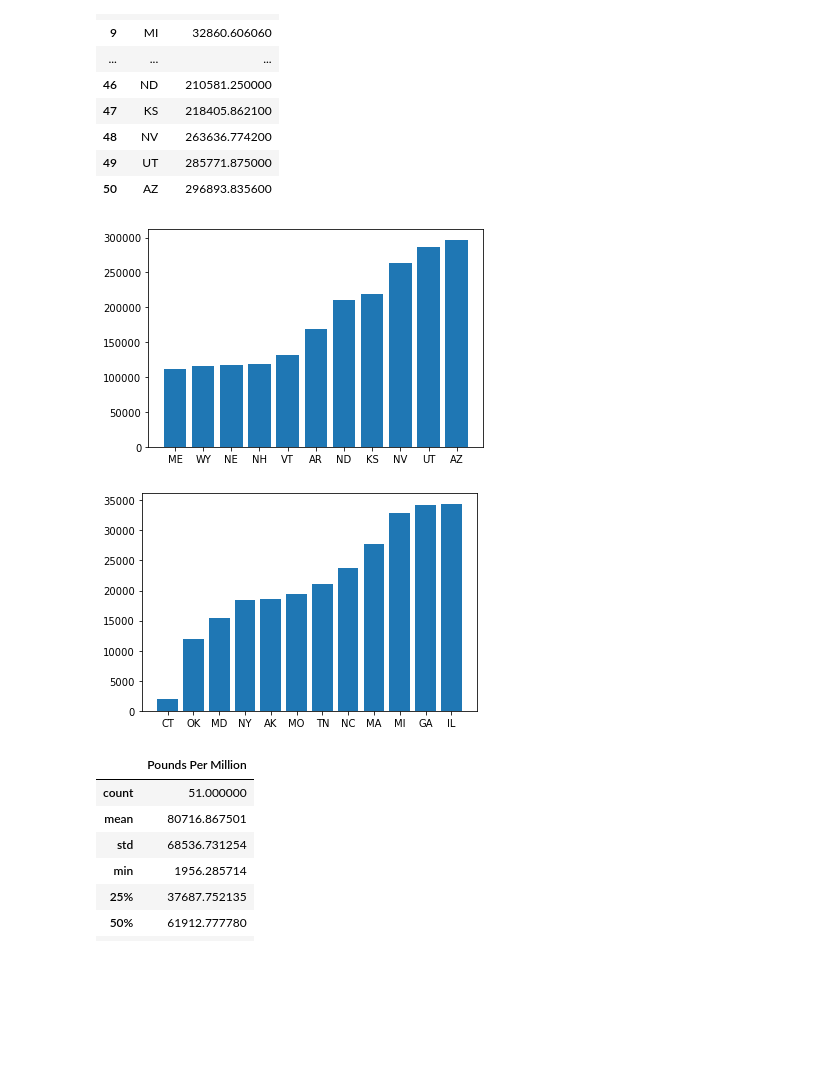
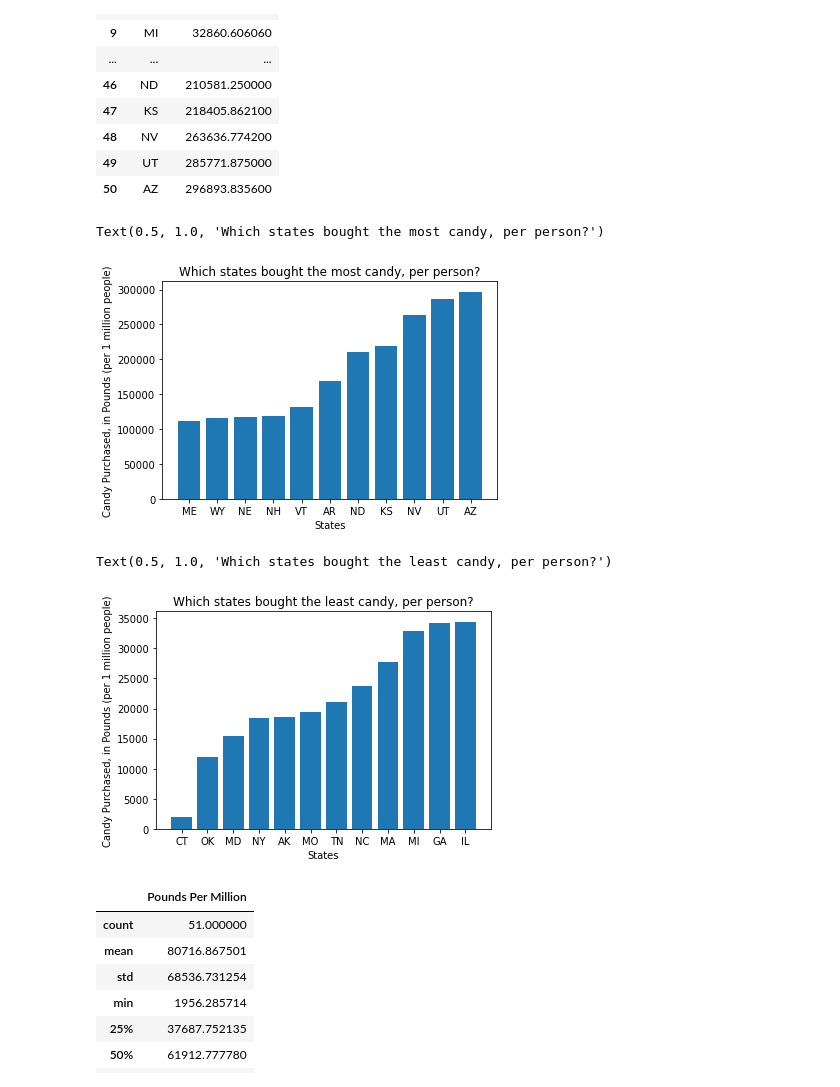
Before and after one commit to slobanwala1/candyology, a Jupyter notebook: candy data.ipynb, the cells around one changed output. Drawn from its saved outputs; the diff is of its cells as text; code cells hidden in the pictures; blank space fills up the shorter version.

```diff
--- a/candy data.ipynb
+++ b/candy data.ipynb
@@ -138,24 +140,31 @@ topState = poundsPerState[40:51]
 # %%
 plt.bar(topState['State'], topState['Pounds Per Million'])
 plt.savefig("PoundsPerState.png")
-
+plt.xlabel("States")
+plt.ylabel("Candy Purchased, in Pounds (per 1 million people)")
+plt.title("Which states bought the most candy, per person?")
 #Here's a bar graph of the state's purchasing the most candy.
 #People in Arizona and Utah purchase almost three times as much candy as people in Maine, which is number 10 in the top purchaing states list.
 #Nevada is up there, too, with about 2.5 times as much candy as Maine.
 #One could come to the conclusion, then, that the southwestern mountain states purchase the most candy.
 #Southwestern mountain state = AZ, UT and NV.
 # %% [output]
+Text(0.5, 1.0, 'Which states bought the most candy, per person?')
-[figure, old version]
+[figure, new version]
 # %%
 bottomState = poundsPerState[0:12]
 plt.bar(bottomState['State'], bottomState['Pounds Per Million'])
 plt.savefig("BottomPoundsPerState.png")
+plt.xlabel("States")
+plt.ylabel("Candy Purchased, in Pounds (per 1 million people)")
+plt.title("Which states bought the least candy, per person?")
 
 #The states purchasing the least candy, in pounds, per person, is Connecticut.
 #Also at the bottom of this list is Oklahoma, Maryland and New York.
 #As you can see, Il is 12th from the bottom.
 # %% [output]
+Text(0.5, 1.0, 'Which states bought the least candy, per person?')
-[figure, old version]
+[figure, new version]
 # %%
 poundsPerState.describe()
 # %% [output]
```
Also changed, not shown: parts of 16 cells of this notebook.
